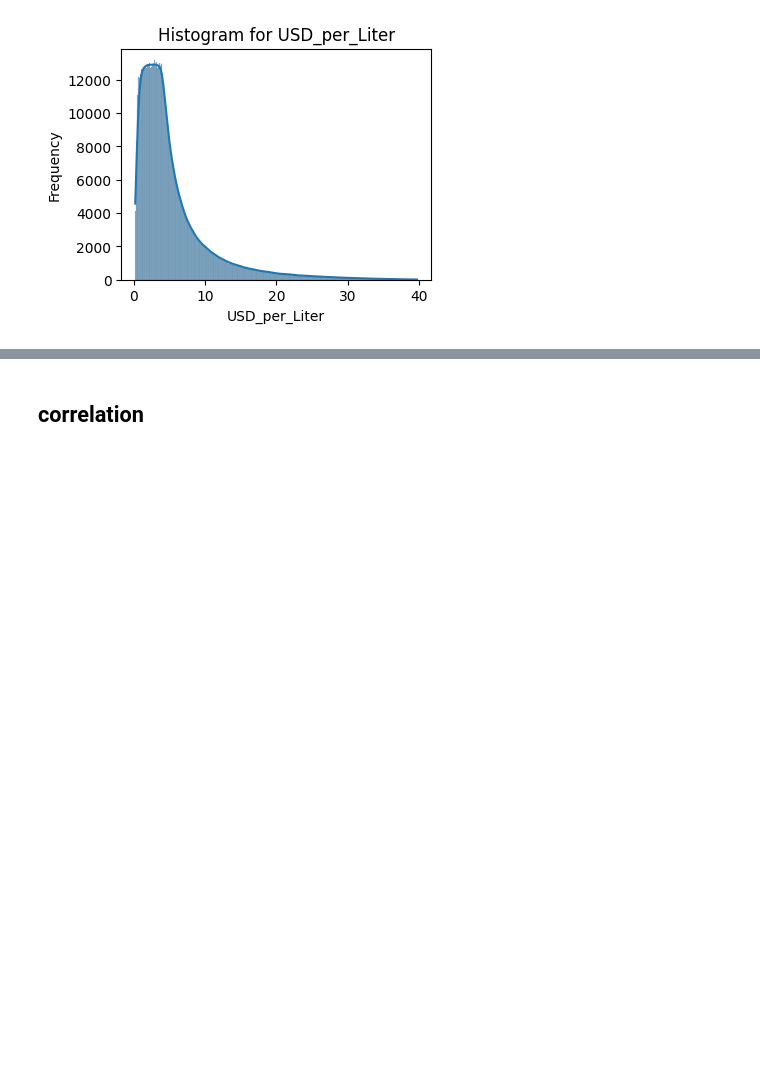
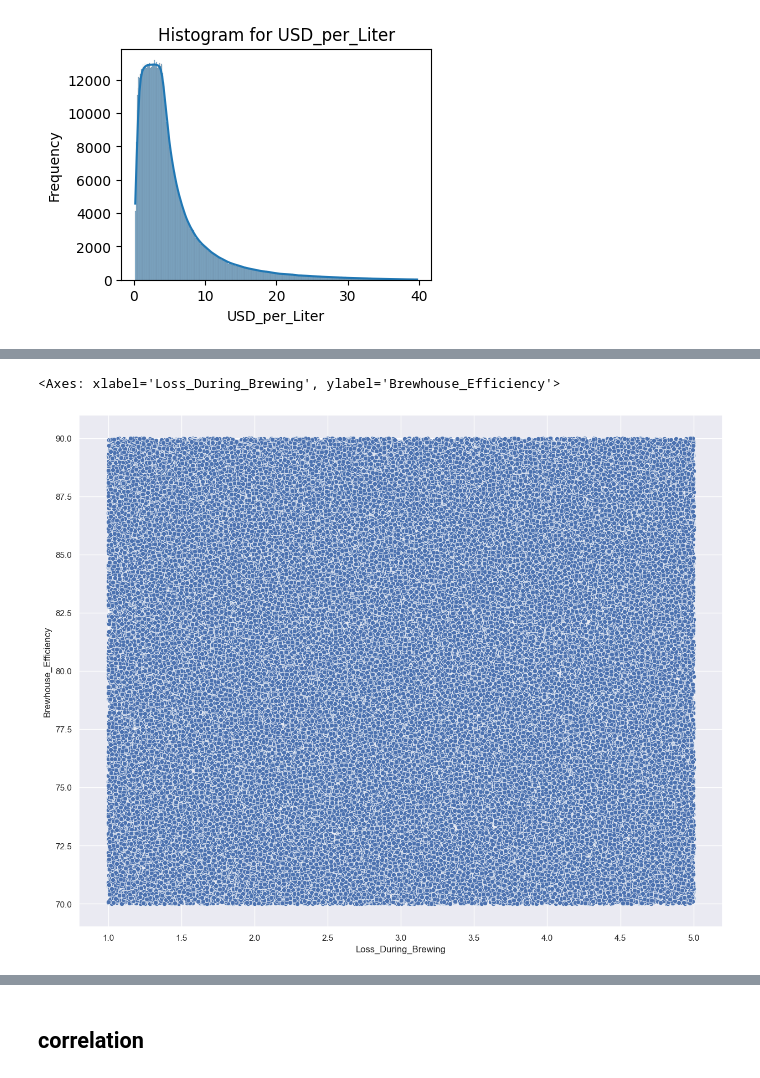
Before and after one commit to VincenzoRocchi/DDAM, a Jupyter notebook: code/Brewery.ipynb, the cells around one changed output, grey strips where cells are left out. Cells and saved outputs as stored; diff of their text form; code cells hidden in the pictures; blank space fills up the shorter version.

```diff
--- a/code/Brewery.ipynb
+++ b/code/Brewery.ipynb
@@ -424,0 +474,2 @@ plt.show()
+# %%
+plot_sample = plot_sample.sample(fraction=0.1, seed=42)
@@ -424,0 +483,5 @@ plt.show()
+# %%
+sns.scatterplot(data=plot_sample.toPandas(), x="Loss_During_Brewing", y="Brewhouse_Efficiency")
+# %% [output]
+<Axes: xlabel='Loss_During_Brewing', ylabel='Brewhouse_Efficiency'>
+[figure, added]
```
Also changed, not shown: parts of 61 cells of this notebook.
